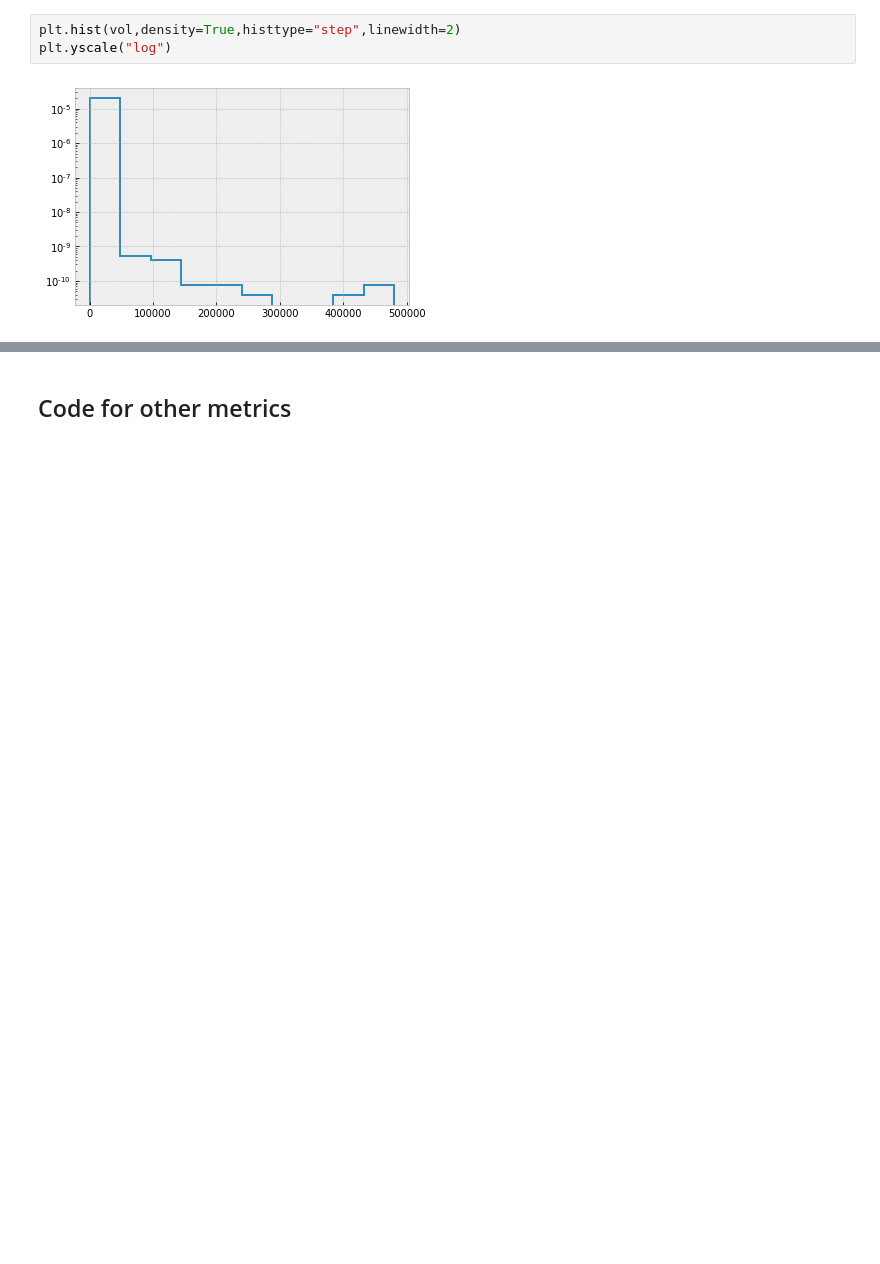
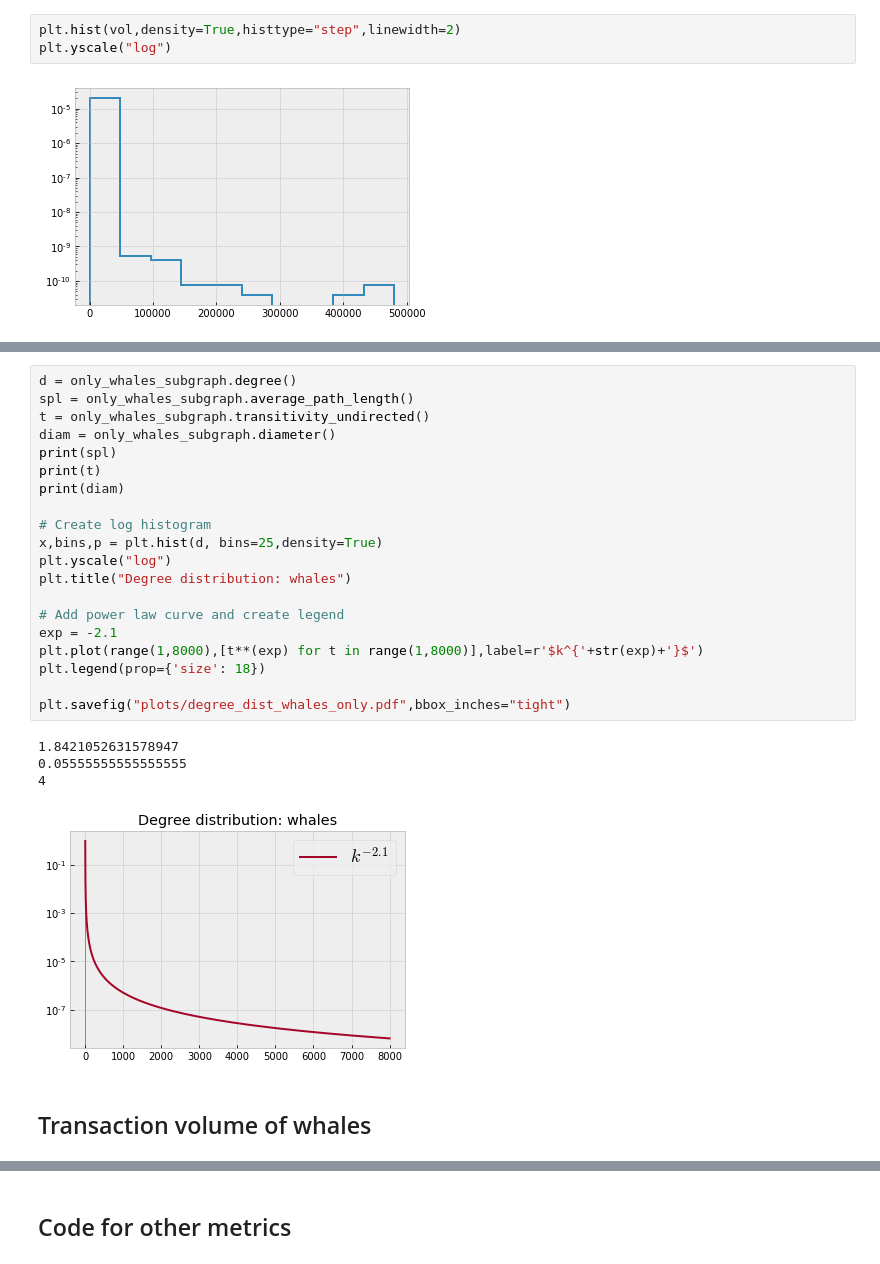
Before and after one commit to QuintenBruynseraede/ALSSN, a Jupyter notebook: code/load_graph.ipynb, the cells around one changed output, grey strips where cells are left out. Drawn from its saved outputs; the diff is of its cells as text; blank space fills up the shorter version.

```diff
--- a/code/load_graph.ipynb
+++ b/code/load_graph.ipynb
@@ -221,0 +242,27 @@ g.
+# %%
+d = only_whales_subgraph.degree()
+spl = only_whales_subgraph.average_path_length()
+t = only_whales_subgraph.transitivity_undirected()
+diam = only_whales_subgraph.diameter()
+print(spl)
+print(t)
+print(diam)
+
+# Create log histogram
+x,bins,p = plt.hist(d, bins=25,density=True)
+plt.yscale("log")
+plt.title("Degree distribution: whales")
+
+# Add power law curve and create legend
+exp = -2.1
+plt.plot(range(1,8000),[t**(exp) for t in range(1,8000)],label=r'$k^{'+str(exp)+'}$')
+plt.legend(prop={'size': 18})
+
+plt.savefig("plots/degree_dist_whales_only.pdf",bbox_inches="tight")
+# %% [output]
+1.8421052631578947
+0.05555555555555555
+4
+[figure, added]
+# %% [markdown]
+## Transaction volume of whales
```
Also changed, not shown: parts of 14 cells of this notebook, 1 other file.
